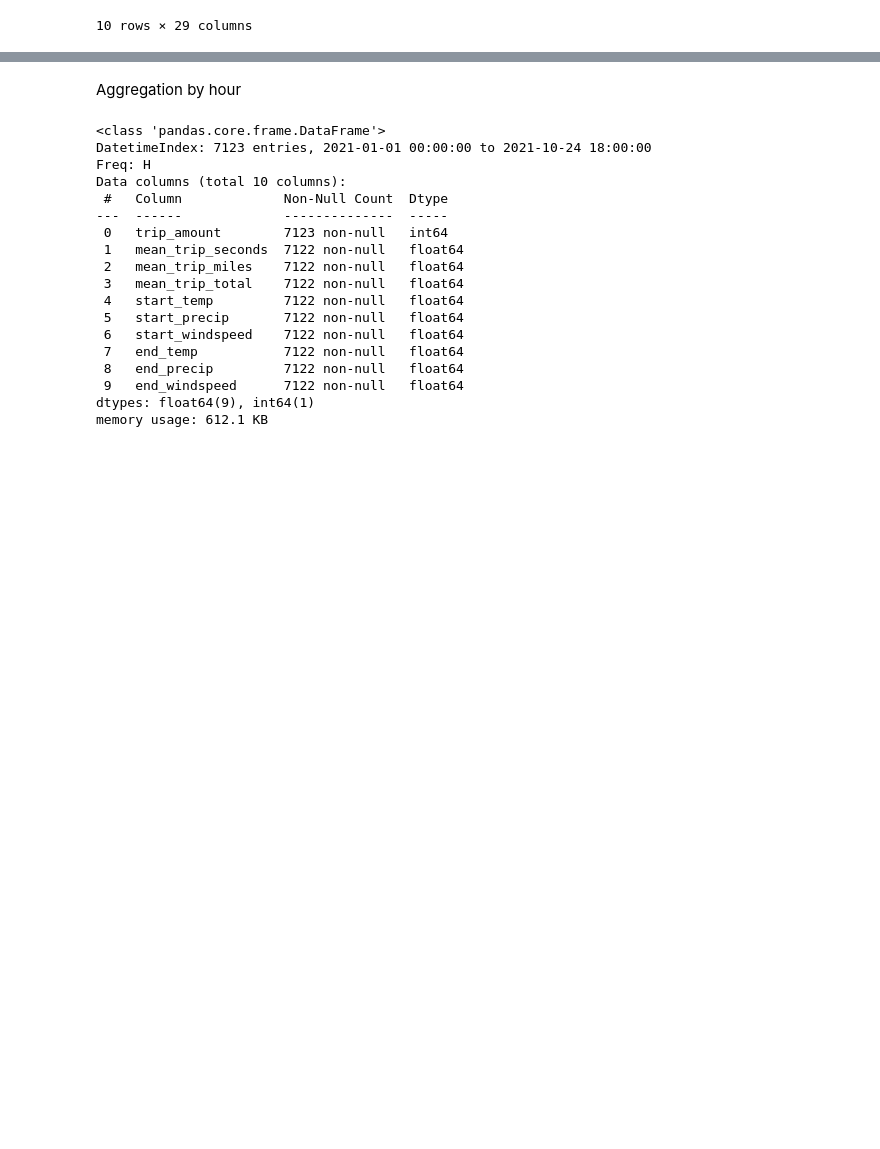
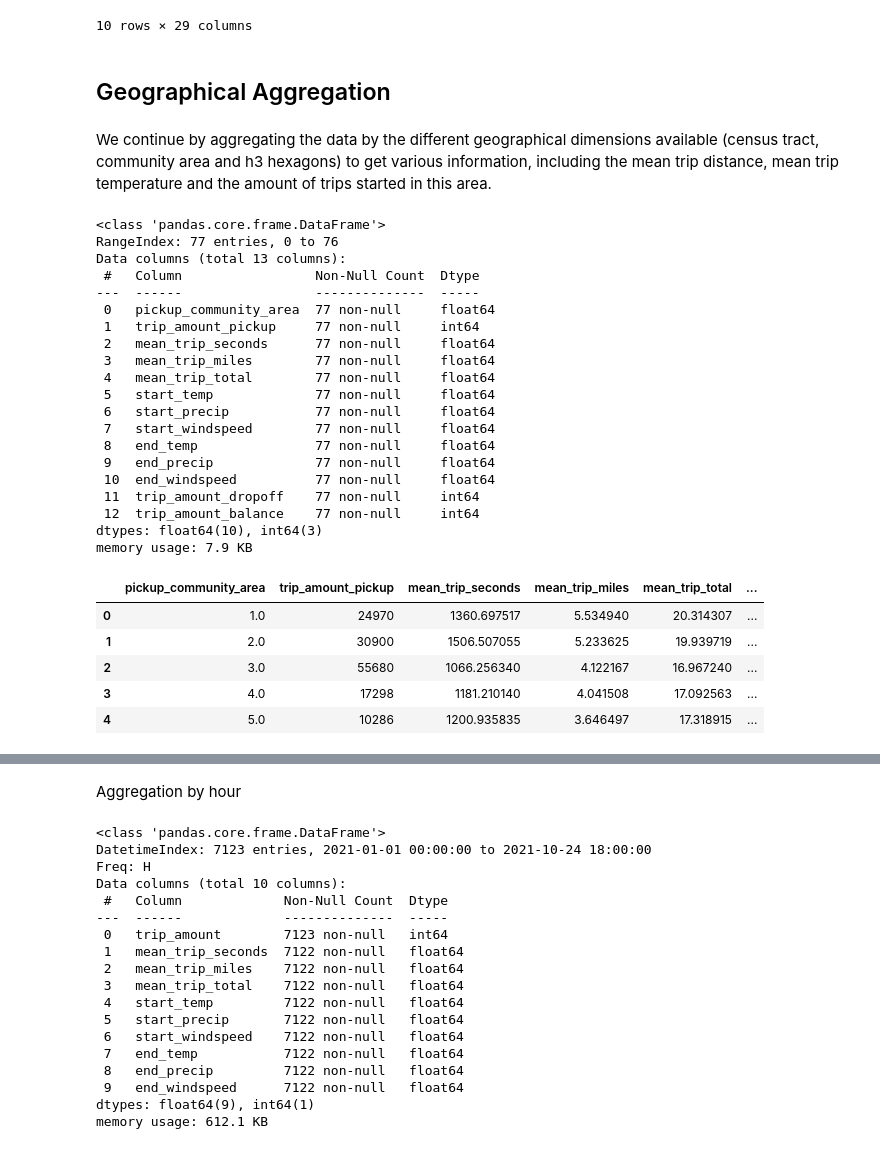
Before and after one commit to DominikH33/AAA-2023, a Jupyter notebook: 1_data_preperation.ipynb, the cells around one changed output, grey strips where cells are left out. Saved outputs shown, nothing was run; the diff lists cells and outputs as text; code cells hidden in the pictures; blank space fills up the shorter version.

```diff
--- a/1_data_preperation.ipynb
+++ b/1_data_preperation.ipynb
@@ -430 +447,5 @@ taxi.head(10)
 taxi.to_csv(f"{file_path}taxi_processed.csv", index=False)
+# %% [markdown]
+## Geographical Aggregation
+# %% [markdown]
+We continue by aggregating the data by the different geographical dimensions available (census tract, community area and h3 hexagons) to get various information, including the mean trip distance, mean trip temperature and the amount of trips started in this area.
@@ -430,0 +468,31 @@ taxi.to_csv(f"{file_path}taxi_processed.csv", index=False)
+# %%
+taxi_by_census_tract = create_geographical_aggregation("pickup_community_area", "dropoff_community_area")
+taxi_by_census_tract.info()
+taxi_by_census_tract.head(5)
+# %% [output]
+<class 'pandas.core.frame.DataFrame'>
+RangeIndex: 77 entries, 0 to 76
+Data columns (total 13 columns):
+ #   Column                 Non-Null Count  Dtype
+---  ------                 --------------  -----
+ 0   pickup_community_area  77 non-null     float64
+ 1   trip_amount_pickup     77 non-null     int64
+ 2   mean_trip_seconds      77 non-null     float64
+ 3   mean_trip_miles        77 non-null     float64
+ 4   mean_trip_total        77 non-null     float64
+ 5   start_temp             77 non-null     float64
+ 6   start_precip           77 non-null     float64
+ 7   start_windspeed        77 non-null     float64
+ 8   end_temp               77 non-null     float64
+ 9   end_precip             77 non-null     float64
+ 10  end_windspeed          77 non-null     float64
+ 11  trip_amount_dropoff    77 non-null     int64
+ 12  trip_amount_balance    77 non-null     int64
+dtypes: float64(10), int64(3)
+memory usage: 7.9 KB
+|  | pickup_community_area | trip_amount_pickup | mean_trip_seconds | mean_trip_miles | mean_trip_total | ... |
+| 0 | 1.0 | 24970 | 1360.697517 | 5.534940 | 20.314307 | ... |
+| 1 | 2.0 | 30900 | 1506.507055 | 5.233625 | 19.939719 | ... |
+| 2 | 3.0 | 55680 | 1066.256340 | 4.122167 | 16.967240 | ... |
+| 3 | 4.0 | 17298 | 1181.210140 | 4.041508 | 17.092563 | ... |
+| 4 | 5.0 | 10286 | 1200.935835 | 3.646497 | 17.318915 | ... |
```
Also changed, not shown: parts of 17 cells of this notebook.
